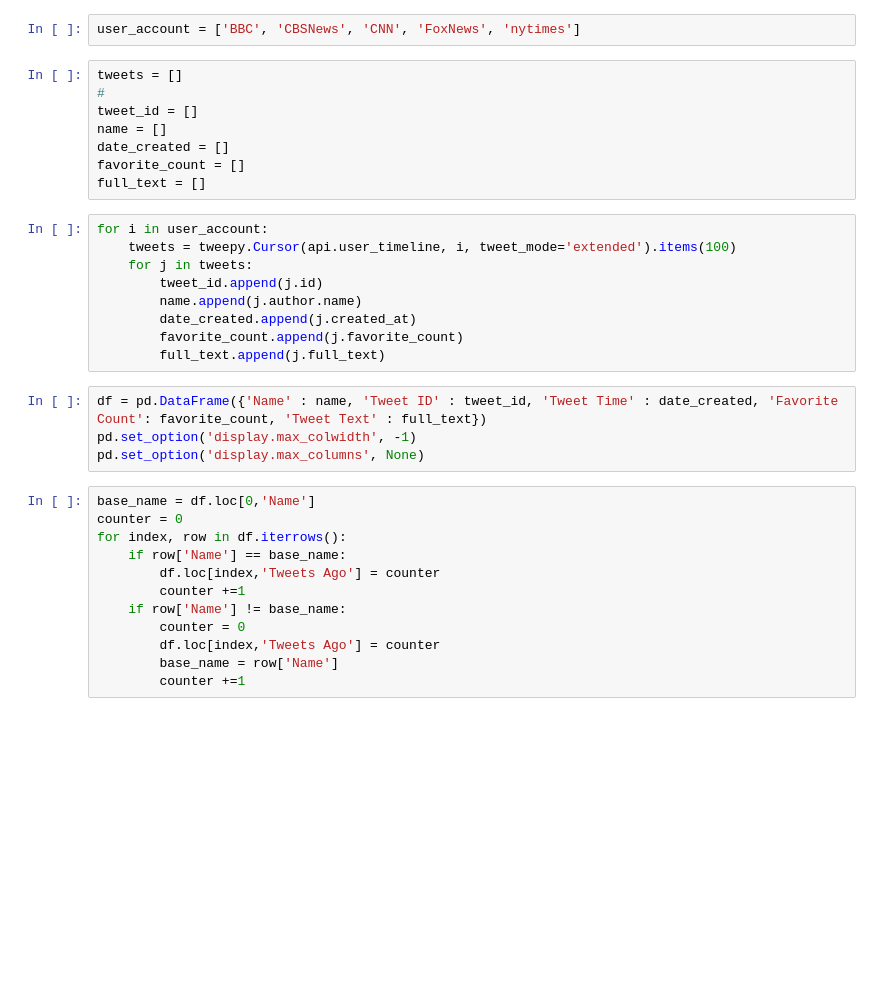
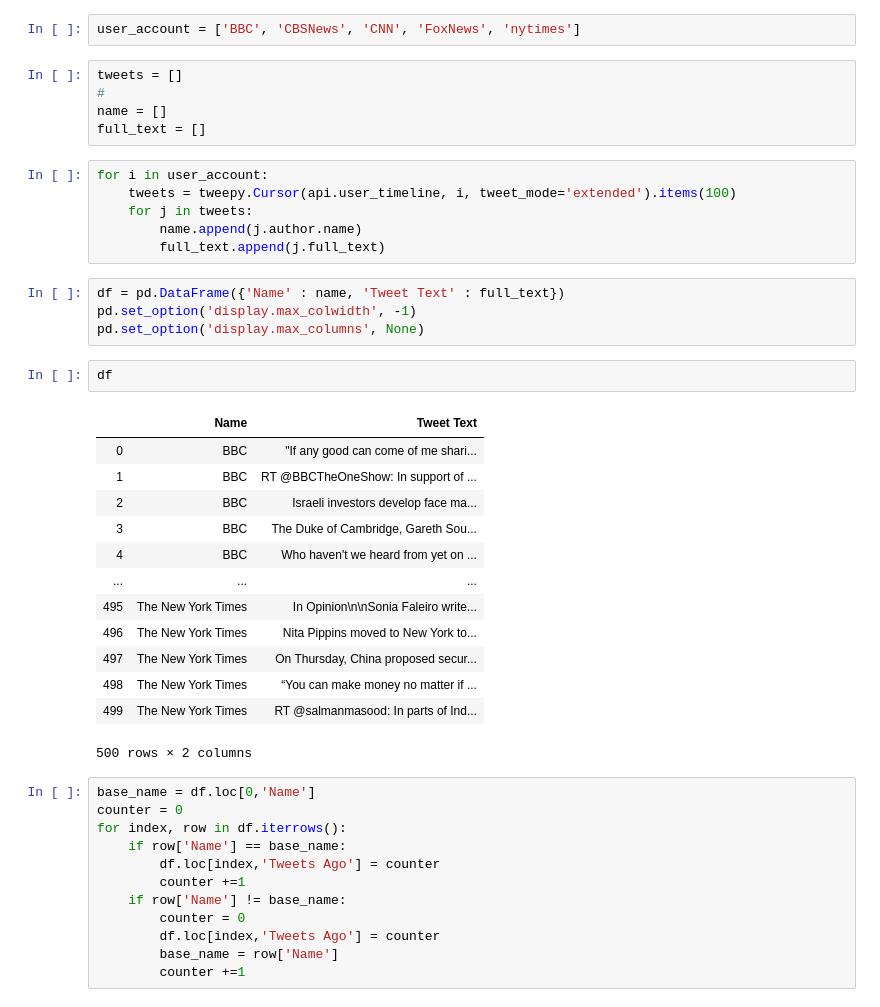
Before and after one commit to chanafin/weather_vacation_api, a Jupyter notebook: Twitter.CH/TwitterPy-CH.ipynb, the cells around one changed output. Saved outputs shown, nothing was run; the diff lists cells and outputs as text; blank space fills up the shorter version.

```diff
--- a/Twitter.CH/TwitterPy-CH.ipynb
+++ b/Twitter.CH/TwitterPy-CH.ipynb
@@ -22,24 +22,34 @@ user_account = ['BBC', 'CBSNews', 'CNN', 'FoxNews', 'nytimes']
 # %%
 tweets = []
 #
-tweet_id = []
 name = []
-date_created = []
-favorite_count = []
 full_text = []
 # %%
 for i in user_account:
     tweets = tweepy.Cursor(api.user_timeline, i, tweet_mode='extended').items(100)
     for j in tweets:
-        tweet_id.append(j.id)
         name.append(j.author.name)
-        date_created.append(j.created_at)
-        favorite_count.append(j.favorite_count)
         full_text.append(j.full_text)
 # %%
-df = pd.DataFrame({'Name' : name, 'Tweet ID' : tweet_id, 'Tweet Time' : date_created, 'Favorite Count': favorite_count, 'Tweet Text' : full_text})
+df = pd.DataFrame({'Name' : name, 'Tweet Text' : full_text})
 pd.set_option('display.max_colwidth', -1)
 pd.set_option('display.max_columns', None)
+# %%
+df
+# %% [output]
+|  | Name | Tweet Text |
+| 0 | BBC | "If any good can come of me shari... |
+| 1 | BBC | RT @BBCTheOneShow: In support of ... |
+| 2 | BBC | Israeli investors develop face ma... |
+| 3 | BBC | The Duke of Cambridge, Gareth Sou... |
+| 4 | BBC | Who haven't we heard from yet on ... |
+| ... | ... | ... |
+| 495 | The New York Times | In Opinion\n\nSonia Faleiro write... |
+| 496 | The New York Times | Nita Pippins moved to New York to... |
+| 497 | The New York Times | On Thursday, China proposed secur... |
+| 498 | The New York Times | “You can make money no matter if ... |
+| 499 | The New York Times | RT @salmanmasood: In parts of Ind... |
+500 rows × 2 columns
 # %%
 base_name = df.loc[0,'Name']
 counter = 0
```
Also changed, not shown: parts of 6 cells of this notebook, 15 other files.
